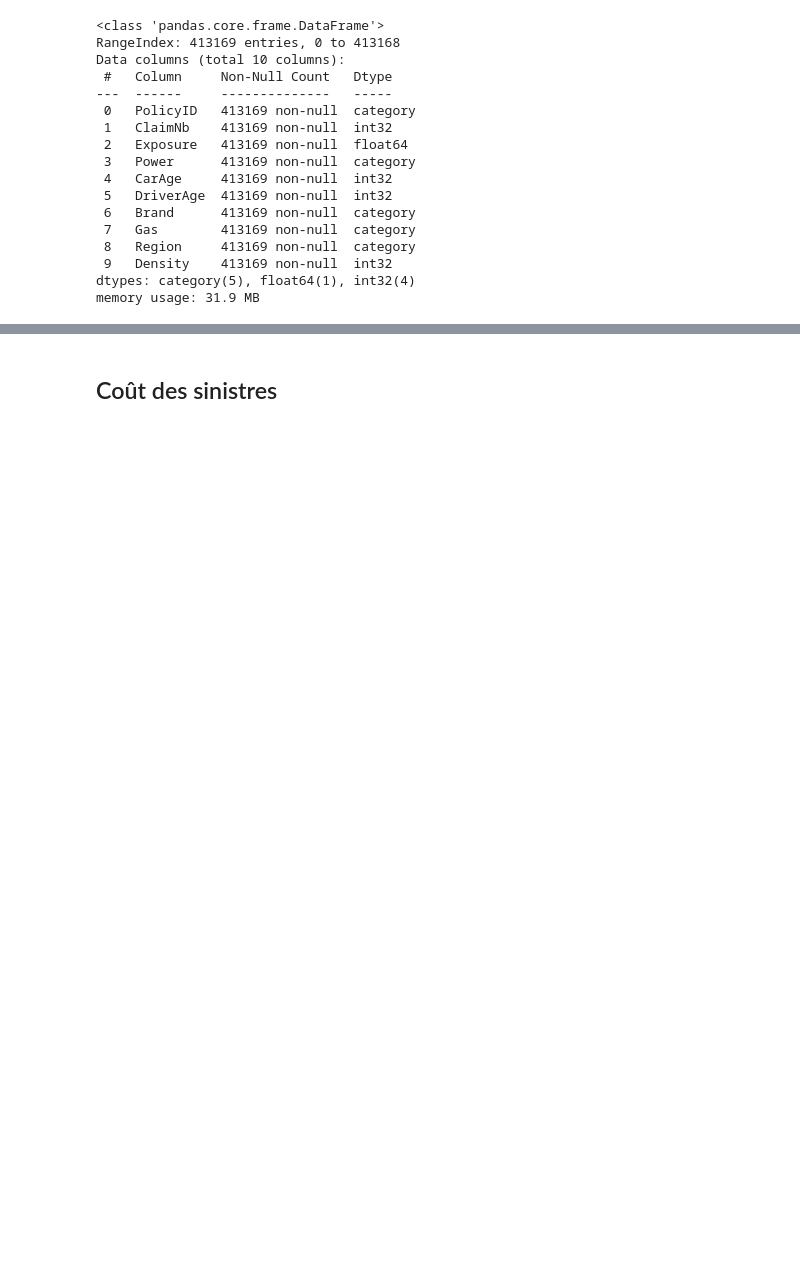
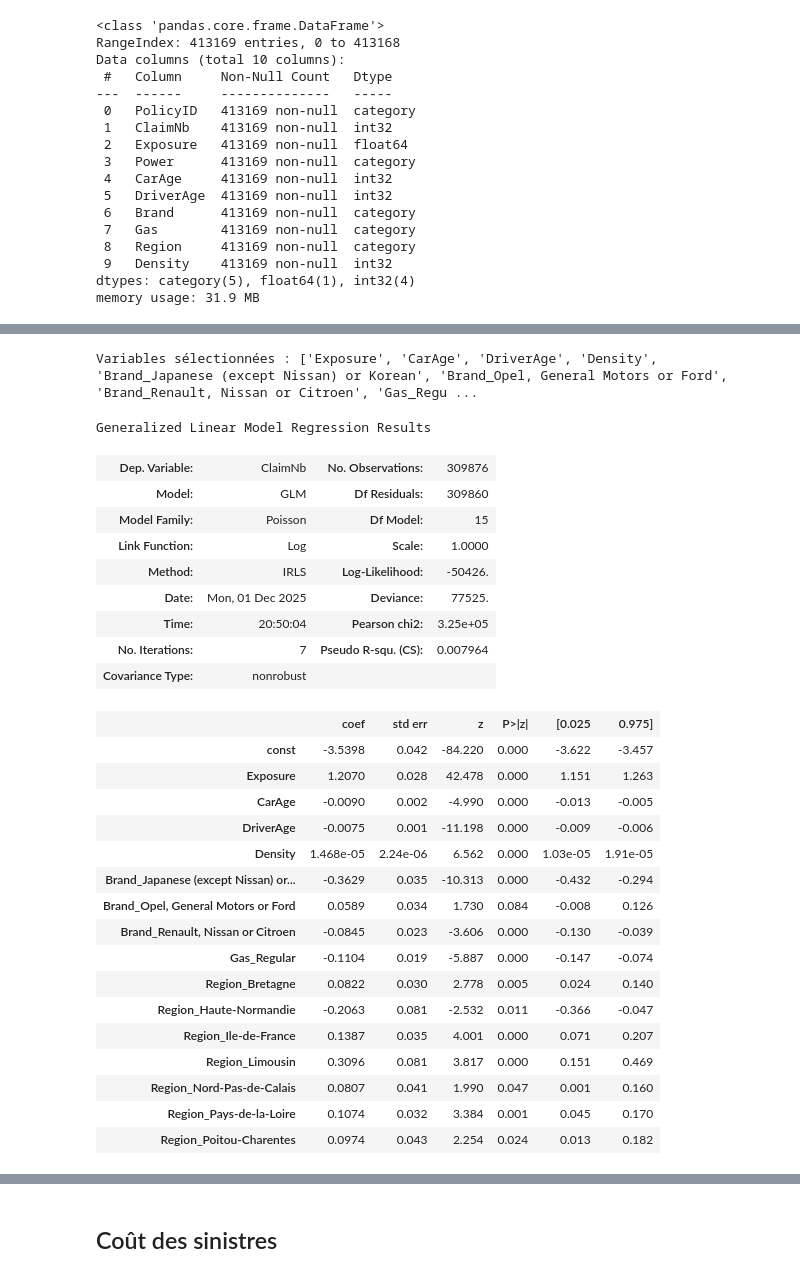
Before and after one commit to fadiblm/Projet-assurance-non-vie, a Jupyter notebook: Modelisation.ipynb, the cells around one changed output, grey strips where cells are left out. Saved outputs shown, nothing was run; the diff lists cells and outputs as text; code cells hidden in the pictures; blank space fills up the shorter version.

```diff
--- a/Modelisation.ipynb
+++ b/Modelisation.ipynb
@@ -65,9 +66,0 @@ Sélection des variables AIC
-# %%
-# Ajouter l'intercept
-X_train = X_train.astype(float)
-X_train_const = sm.add_constant(X_train)
-
-# GLM Poisson Modèle initial
-glm_poisson = sm.GLM(y_train, X_train_const, family=sm.families.Poisson())
-result_poisson = glm_poisson.fit()
-display(result_poisson.summary())
@@ -101,14 +66,0 @@ Generalized Linear Model Regression Results
-# %%
-X_train, X_test, y_train, y_test = train_test_split(X, y, test_size=0.25, random_state=42)
-
-#Sélection des variables
-
-# Ajouter l'intercept
-X_train = X_train.astype(float)
-X_train=X_train.drop(columns=['Region_Basse-Normandie', 'Brand_Mercedes, Chrysler or BMW','Brand_Volkswagen, Audi, Skoda or Seat','Region_Centre','Brand_other','Brand_Opel, General Motors or Ford'])
-X_train_const = sm.add_constant(X_train)
-
-# GLM Poisson Modèle initial
-glm_poisson = sm.GLM(y_train, X_train_const, family=sm.families.Poisson())
-result_poisson = glm_poisson.fit()
-display(result_poisson.summary())
@@ -141,0 +151,38 @@ Generalized Linear Model Regression Results
+# %%
+
+
+# Appliquer la sélection de variables
+final_model_AIC, selected_features_AIC = stepwise_selection(X_train, y_train, sm.families.Poisson(), criterion='AIC')
+
+# Afficher les résultats
+print("Variables sélectionnées :", selected_features_AIC)
+display(final_model_AIC.summary())
+# %% [output]
+Variables sélectionnées : ['Exposure', 'CarAge', 'DriverAge', 'Density', 'Brand_Japanese (except Nissan) or Korean', 'Brand_Opel, General Motors or Ford', 'Brand_Renault, Nissan or Citroen', 'Gas_Regu ...
+Generalized Linear Model Regression Results
+| Dep. Variable: | ClaimNb | No. Observations: | 309876 |
+| Model: | GLM | Df Residuals: | 309860 |
+| Model Family: | Poisson | Df Model: | 15 |
+| Link Function: | Log | Scale: | 1.0000 |
+| Method: | IRLS | Log-Likelihood: | -50426. |
+| Date: | Mon, 01 Dec 2025 | Deviance: | 77525. |
+| Time: | 20:50:04 | Pearson chi2: | 3.25e+05 |
+| No. Iterations: | 7 | Pseudo R-squ. (CS): | 0.007964 |
+| Covariance Type: | nonrobust |  |  |
+|  | coef | std err | z | P>|z| | [0.025 | 0.975] |
+| const | -3.5398 | 0.042 | -84.220 | 0.000 | -3.622 | -3.457 |
+| Exposure | 1.2070 | 0.028 | 42.478 | 0.000 | 1.151 | 1.263 |
+| CarAge | -0.0090 | 0.002 | -4.990 | 0.000 | -0.013 | -0.005 |
+| DriverAge | -0.0075 | 0.001 | -11.198 | 0.000 | -0.009 | -0.006 |
+| Density | 1.468e-05 | 2.24e-06 | 6.562 | 0.000 | 1.03e-05 | 1.91e-05 |
+| Brand_Japanese (except Nissan) or... | -0.3629 | 0.035 | -10.313 | 0.000 | -0.432 | -0.294 |
+| Brand_Opel, General Motors or Ford | 0.0589 | 0.034 | 1.730 | 0.084 | -0.008 | 0.126 |
+| Brand_Renault, Nissan or Citroen | -0.0845 | 0.023 | -3.606 | 0.000 | -0.130 | -0.039 |
+| Gas_Regular | -0.1104 | 0.019 | -5.887 | 0.000 | -0.147 | -0.074 |
+| Region_Bretagne | 0.0822 | 0.030 | 2.778 | 0.005 | 0.024 | 0.140 |
+| Region_Haute-Normandie | -0.2063 | 0.081 | -2.532 | 0.011 | -0.366 | -0.047 |
+| Region_Ile-de-France | 0.1387 | 0.035 | 4.001 | 0.000 | 0.071 | 0.207 |
+| Region_Limousin | 0.3096 | 0.081 | 3.817 | 0.000 | 0.151 | 0.469 |
+| Region_Nord-Pas-de-Calais | 0.0807 | 0.041 | 1.990 | 0.047 | 0.001 | 0.160 |
+| Region_Pays-de-la-Loire | 0.1074 | 0.032 | 3.384 | 0.001 | 0.045 | 0.170 |
+| Region_Poitou-Charentes | 0.0974 | 0.043 | 2.254 | 0.024 | 0.013 | 0.182 |
```
Also changed, not shown: parts of 15 cells of this notebook, 1 other file.
